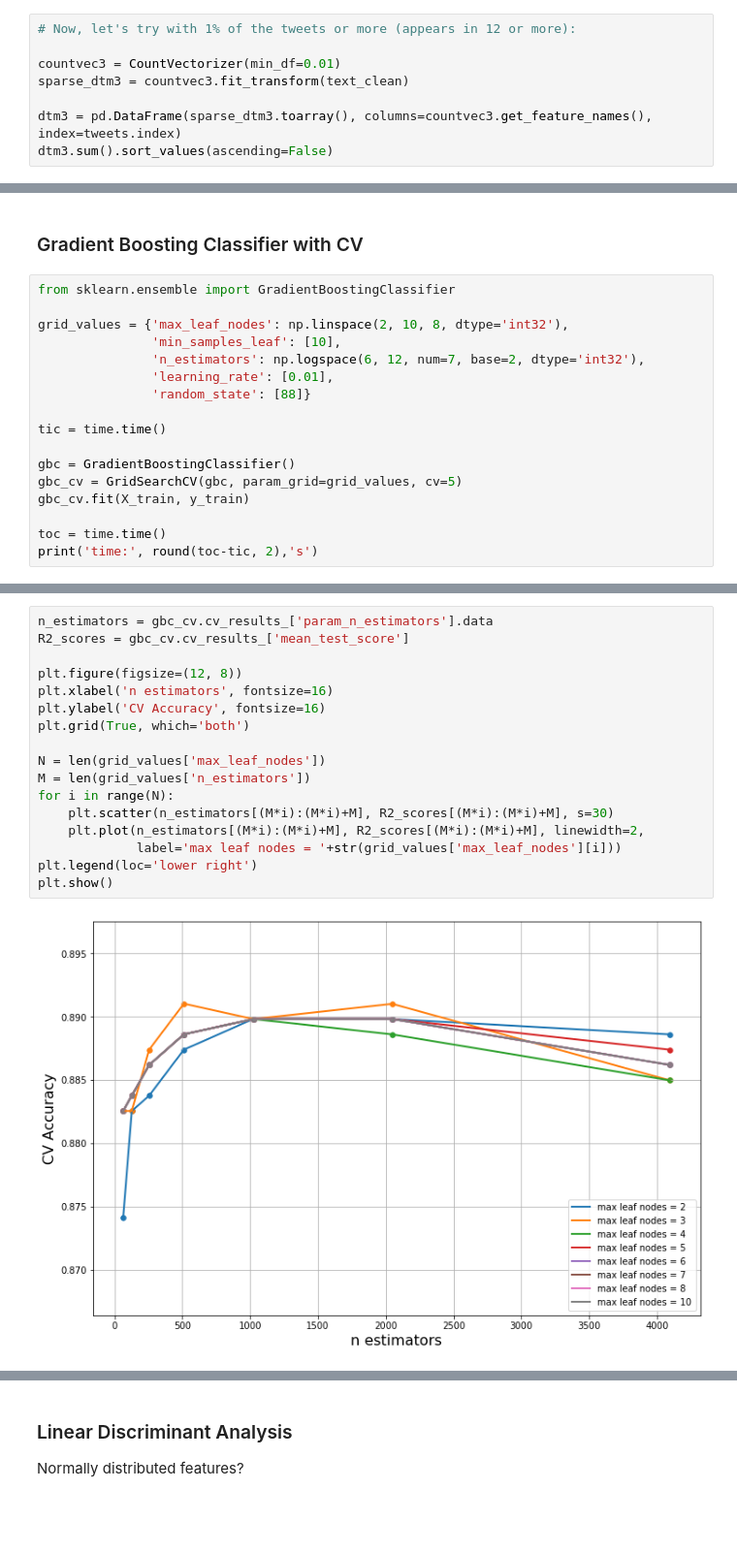
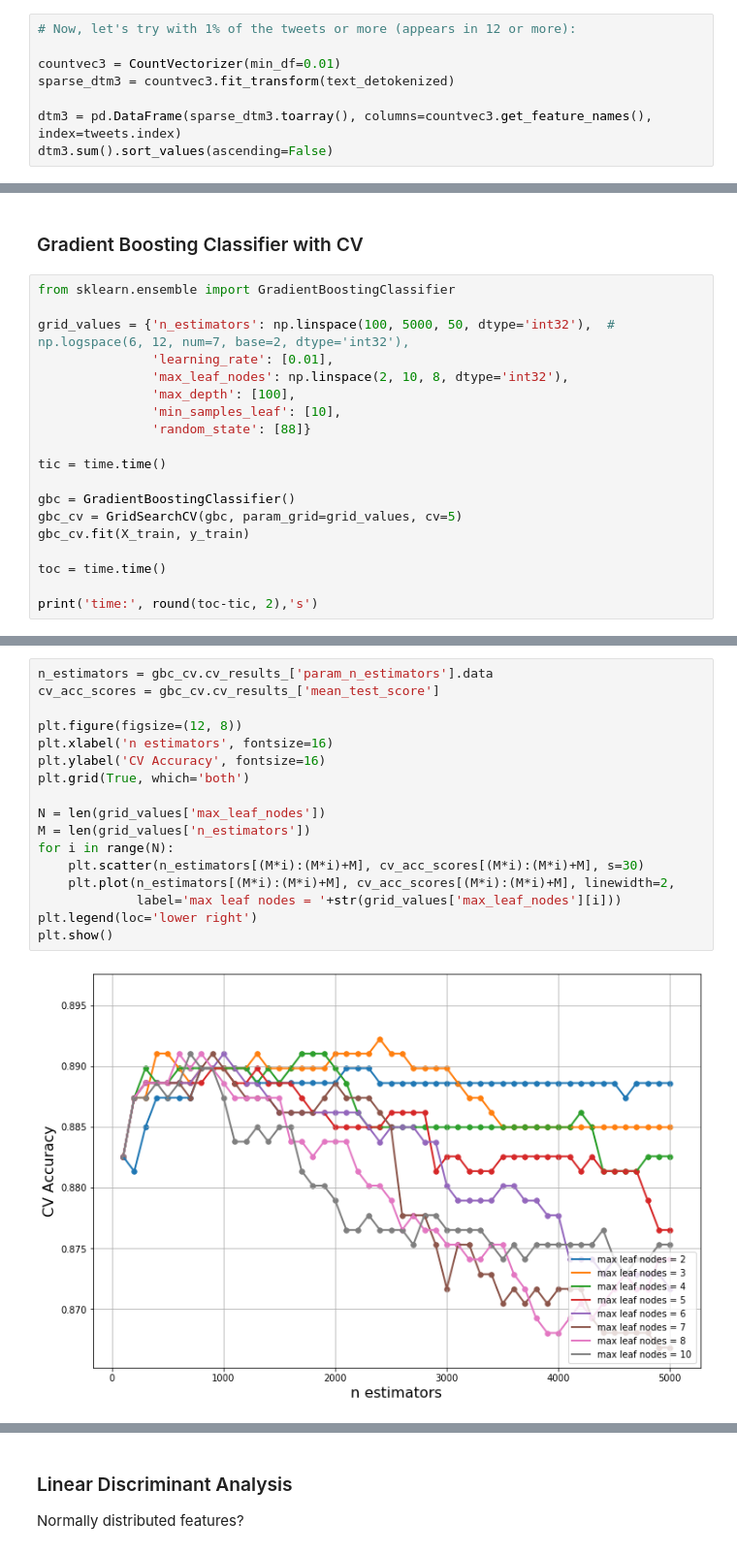
Before and after one commit to paulgrigas/IEOR-142-242-Python-Project, a Jupyter notebook: Lab 6/Lab6b_teaching.ipynb, the cells around one changed output, grey strips where cells are left out. Shown at 97% size. Saved outputs shown, nothing was run; the diff lists cells and outputs as text; blank space fills up the shorter version.

```diff
--- a/Lab 6/Lab6_teaching.ipynb
+++ b/Lab 6/Lab6b_teaching.ipynb
@@ -416,7 +406,7 @@ Note that word frequencies that we print are not the same as the min_df.
 # Now, let's try with 1% of the tweets or more (appears in 12 or more):
 
 countvec3 = CountVectorizer(min_df=0.01)
-sparse_dtm3 = countvec3.fit_transform(text_clean)
+sparse_dtm3 = countvec3.fit_transform(text_detokenized)
 
 dtm3 = pd.DataFrame(sparse_dtm3.toarray(), columns=countvec3.get_feature_names(), index=tweets.index)
 dtm3.sum().sort_values(ascending=False)
@@ -658,10 +646,11 @@ Quite similar to test set performance.
 # %%
 from sklearn.ensemble import GradientBoostingClassifier
 
-grid_values = {'max_leaf_nodes': np.linspace(2, 10, 8, dtype='int32'),
+grid_values = {'n_estimators': np.linspace(100, 5000, 50, dtype='int32'),  # np.logspace(6, 12, num=7, base=2, dtype='int32'),
+               'learning_rate': [0.01],
+               'max_leaf_nodes': np.linspace(2, 10, 8, dtype='int32'),
+               'max_depth': [100],
                'min_samples_leaf': [10],
-               'n_estimators': np.logspace(6, 12, num=7, base=2, dtype='int32'),
-               'learning_rate': [0.01],
                'random_state': [88]}
 
 tic = time.time()
@@ -671,5 +660,6 @@ gbc_cv = GridSearchCV(gbc, param_grid=grid_values, cv=5)
 gbc_cv.fit(X_train, y_train)
 
 toc = time.time()
+
 print('time:', round(toc-tic, 2),'s')
 # %% [output]
@@ -677,22 +667,22 @@ time: 536.72 s
 # %%
 n_estimators = gbc_cv.cv_results_['param_n_estimators'].data
-R2_scores = gbc_cv.cv_results_['mean_test_score']
+cv_acc_scores = gbc_cv.cv_results_['mean_test_score']
 
 plt.figure(figsize=(12, 8))
 plt.xlabel('n estimators', fontsize=16)
 plt.ylabel('CV Accuracy', fontsize=16)
 plt.grid(True, which='both')
 
 N = len(grid_values['max_leaf_nodes'])
 M = len(grid_values['n_estimators'])
 for i in range(N):
-    plt.scatter(n_estimators[(M*i):(M*i)+M], R2_scores[(M*i):(M*i)+M], s=30)
-    plt.plot(n_estimators[(M*i):(M*i)+M], R2_scores[(M*i):(M*i)+M], linewidth=2,
+    plt.scatter(n_estimators[(M*i):(M*i)+M], cv_acc_scores[(M*i):(M*i)+M], s=30)
+    plt.plot(n_estimators[(M*i):(M*i)+M], cv_acc_scores[(M*i):(M*i)+M], linewidth=2,
              label='max leaf nodes = '+str(grid_values['max_leaf_nodes'][i]))
 plt.legend(loc='lower right')
 plt.show()
 # %% [output]
-[figure, old version]
+[figure, new version]
 # %%
 y_pred = gbc_cv.predict(X_test)
 cm = confusion_matrix(y_test, y_pred)
```
Also changed, not shown: parts of 36 cells of this notebook, 6 other files.
